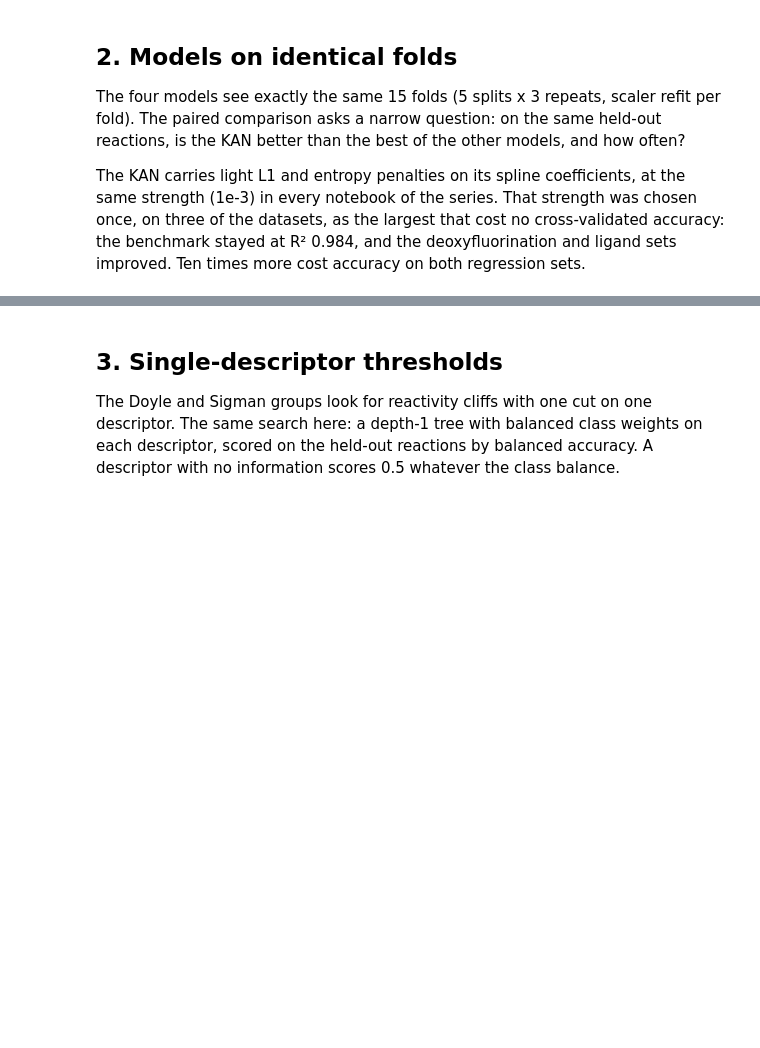
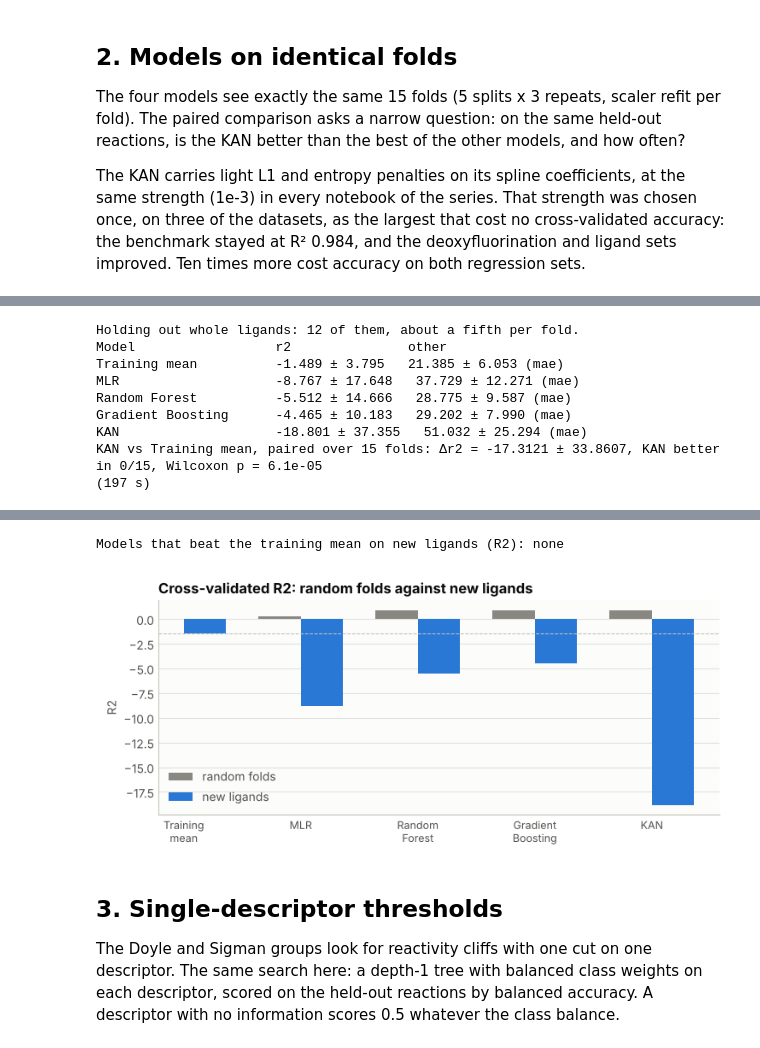
Before and after one commit to gabegomes/pycse, a Jupyter notebook: src/pycse/examples/KAN_Direct_Arylation_Conditions.ipynb, the cells around one changed output, grey strips where cells are left out. Drawn from its saved outputs; the diff is of its cells as text; code cells hidden in the pictures; blank space fills up the shorter version.

```diff
--- a/src/pycse/examples/KAN_Direct_Arylation_Conditions.ipynb
+++ b/src/pycse/examples/KAN_Direct_Arylation_Conditions.ipynb
@@ -160,6 +160,10 @@ for comp in ["ligand_file_name", "base_file_name", "solvent_file_name", "Temp_C"
 # Descriptors a published hypothesis names; kept first when duplicates are pruned.
 HYPOTHESIS = []
 HYPOTHESIS_CONTEXT = []
+
+# For the new-molecule test: the molecule each reaction is grouped by.
+GROUPS = df["ligand_file_name"].to_numpy()
+GROUP_NAME = 'ligand'
 # %% [output]
 1728 reactions: 12 ligands x 4 bases x 4 solvents x 3 concentrations x 3 temperatures
 {'X-Phos': 52.8, 'CgMe-PPh': 50.2, 'P(fur)3': 27.3, 'BrettPhos': 25.6, 'GorlosPhos': 19.2, 'JackiePhos': 17.7, 'PPh3': 16.6, 'tBPh-CPhos': 16.5, 'PCy3': 3.8, 'PPh2Me': 2.0, 'PPhtBu2': 0.4, 'PPhMe2': 0 ...
@@ -414,0 +429,56 @@ Held-out split: 1382 train / 346 test
+# %%
+groups = np.asarray(GROUPS)
+print(f"Holding out whole {GROUP_NAME}s: {len(np.unique(groups))} of them, about a fifth per fold.")
+from sklearn.dummy import DummyClassifier, DummyRegressor
+
+# A model that knows nothing about the molecule: the training mean, or the class prior.
+# On held-out molecules it is the line every real model has to clear.
+BLANK = "Training mean" if TASK == "regression" else "Class prior"
+new_models = {BLANK: DummyRegressor() if TASK == "regression" else DummyClassifier(strategy="prior")}
+new_models.update(make_models())
+t0 = time.time()
+new_result = cv_compare(
+    new_models, X, y, task=TASK, n_splits=CV_SPLITS, n_repeats=CV_REPEATS,
+    random_state=CV_SEED, fit_kwargs={"KAN": {"maxiter": KAN_MAXITER}}, groups=groups,
+    verbose=False,
+)  # fmt: skip
+print(new_result)
+print(f"({time.time() - t0:.0f} s)")
+m = cv_result.metric
+other = "mae" if TASK == "regression" else "accuracy"
+both = pd.DataFrame(
+    {
+        f"random folds, {m}": cv_result.summary[m + "_mean"],
+        f"new {GROUP_NAME}s, {m}": new_result.summary[m + "_mean"],
+        f"random folds, {other}": cv_result.summary[other + "_mean"],
+        f"new {GROUP_NAME}s, {other}": new_result.summary[other + "_mean"],
+    },
+    index=list(new_models),
+)
+display(both.round(3))
+blank_score = new_result.summary.loc[BLANK, m + "_mean"]
+clears = [n for n in make_models() if new_result.summary.loc[n, m + "_mean"] > blank_score]
+print(f"Models that beat the {BLANK.lower()} on new {GROUP_NAME}s ({m.upper()}): {', '.join(clears) or 'none'}")
+
+fig, ax = plt.subplots(figsize=(7.5, 3.4))
+style_axes(ax)
+pos = np.arange(len(both))
+ax.bar(pos - 0.18, both[f"random folds, {m}"], width=0.36, color=MUTED, linewidth=0, label="random folds")
+ax.bar(pos + 0.18, both[f"new {GROUP_NAME}s, {m}"], width=0.36, color=SERIES[0], linewidth=0, label=f"new {GROUP_NAME}s")
+ax.axhline(blank_score, color=BASELINE, linewidth=PX, linestyle="--")
+ax.set_xticks(pos)
+ax.set_xticklabels([n.replace(" ", "\n") for n in both.index], fontsize=9)
+ax.legend(frameon=False, fontsize=8)
+finish_axes(ax, f"Cross-validated {m.upper()}: random folds against new {GROUP_NAME}s", "", m.upper())
+plt.tight_layout()
+plt.show()
+# %% [output]
+Holding out whole ligands: 12 of them, about a fifth per fold.
+Model                  r2               other
+Training mean          -1.489 ± 3.795   21.385 ± 6.053 (mae)
+MLR                    -8.767 ± 17.648   37.729 ± 12.271 (mae)
+Random Forest          -5.512 ± 14.666   28.775 ± 9.587 (mae)
+Gradient Boosting      -4.465 ± 10.183   29.202 ± 7.990 (mae)
+KAN                    -18.801 ± 37.355   51.032 ± 25.294 (mae)
+KAN vs Training mean, paired over 15 folds: Δr2 = -17.3121 ± 33.8607, KAN better in 0/15, Wilcoxon p = 6.1e-05
+(197 s)
@@ -415,3 +491,5 @@ Held-out split: 1382 train / 346 test
+Models that beat the training mean on new ligands (R2): none
+[figure, added]
 # %% [markdown]
 ## 3. Single-descriptor thresholds
 
```
Also changed, not shown: parts of 8 cells of this notebook, 3 other files.
